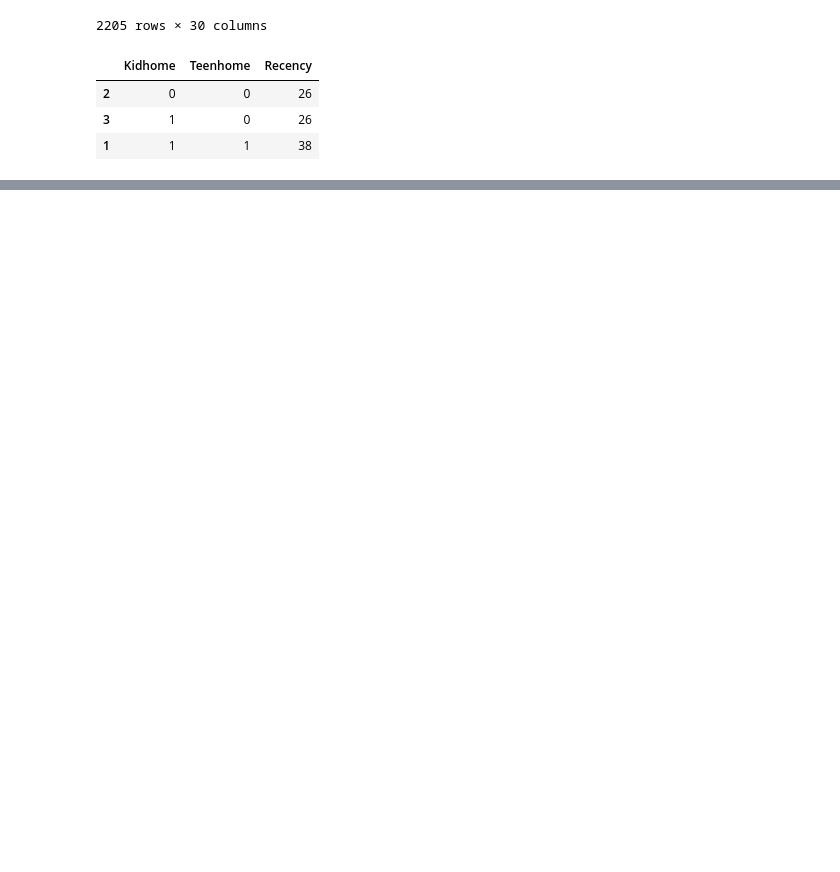
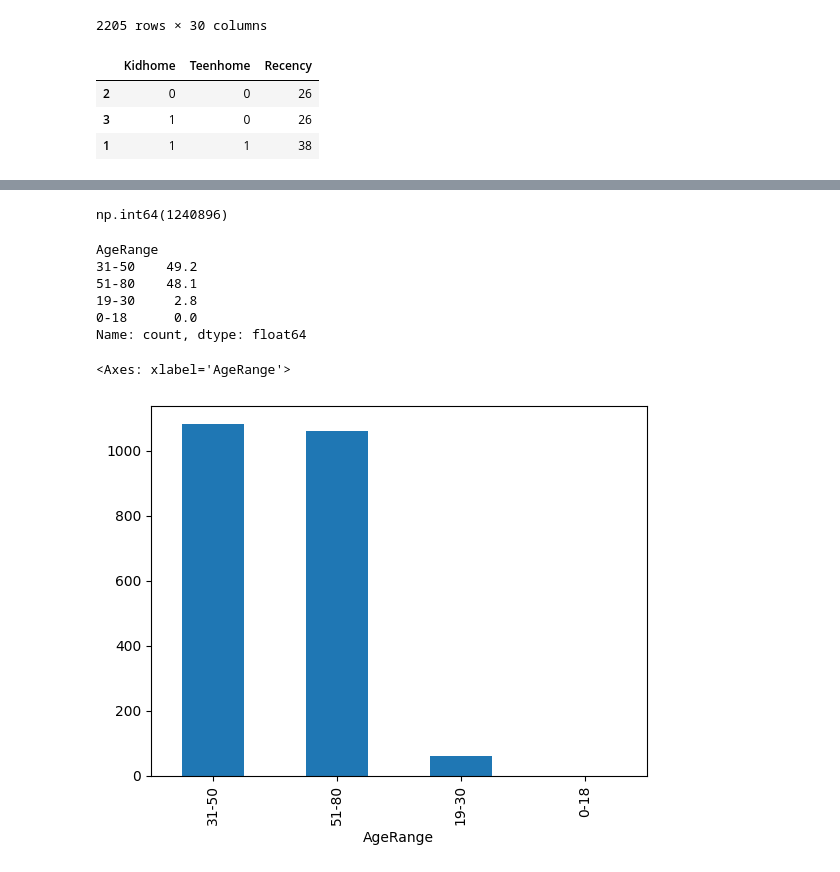
Before and after one commit to evertonenrico/Ifood_Insights, a Jupyter notebook: Ifood_Dataset/Import_DataSet_Ifood.ipynb, the cells around one changed output, grey strips where cells are left out. Drawn from its saved outputs; the diff is of its cells as text; code cells hidden in the pictures; blank space fills up the shorter version.

```diff
--- a/Ifood_Dataset/Import_DataSet_Ifood.ipynb
+++ b/Ifood_Dataset/Import_DataSet_Ifood.ipynb
@@ -233,0 +240,24 @@ df.iloc[1:4,2:5].sort_values(by= 'Recency',ascending=True)
+# %%
+df['MntTotal'].sum()
+# %% [output]
+np.int64(1240896)
+# %%
+#Criando categoria de Idades
+bins = [0, 18, 30, 50, 80]
+labels = ['0-18', '19-30', '31-50', '51-80']
+
+df['AgeRange'] = pd.cut(df['Age'], bins=bins, labels=labels)
+# %%
+(df['AgeRange'].value_counts() / len(df) * 100).round(1)
+# %% [output]
+AgeRange
+31-50    49.2
+51-80    48.1
+19-30     2.8
+0-18      0.0
+Name: count, dtype: float64
+# %%
+df['AgeRange'].value_counts().plot(kind = 'bar')
+# %% [output]
+<Axes: xlabel='AgeRange'>
+[figure, added]
```
Also changed, not shown: parts of 13 cells of this notebook.
